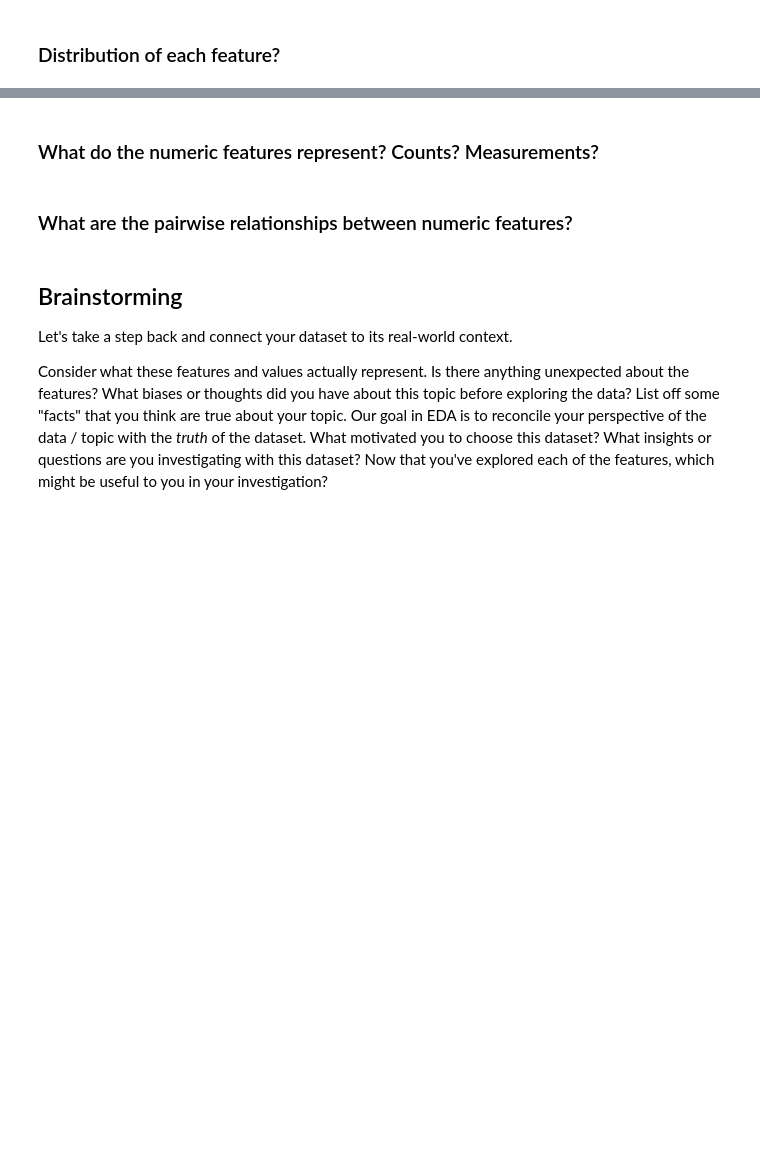
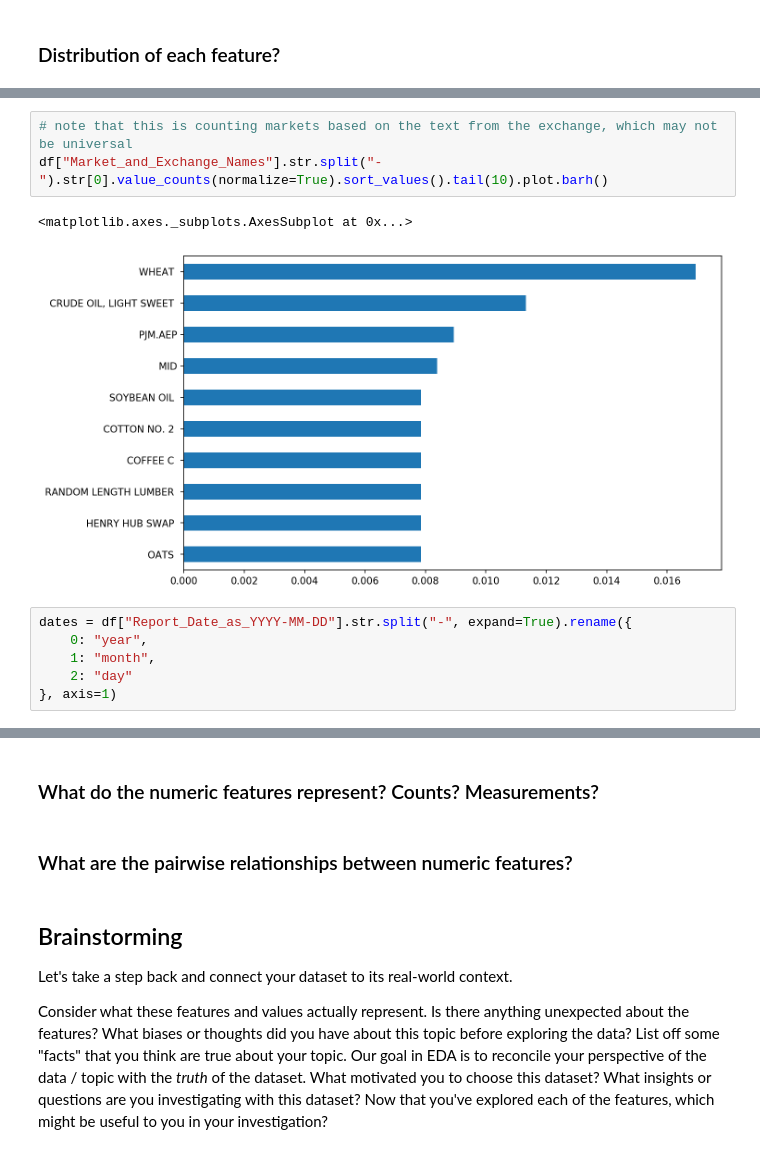
Before and after one commit to gvacaliuc/thehotcommodity, a Jupyter notebook: notebooks/gv8-eda.ipynb, the cells around one changed output, grey strips where cells are left out. Cells and saved outputs as stored; diff of their text form; blank space fills up the shorter version.

```diff
--- a/notebooks/gv8-eda.ipynb
+++ b/notebooks/gv8-eda.ipynb
@@ -112,0 +331,12 @@ Note that the dataset is in a "wide" format, as there are related fields that ha
+# %%
+# note that this is counting markets based on the text from the exchange, which may not be universal
+df["Market_and_Exchange_Names"].str.split("-").str[0].value_counts(normalize=True).sort_values().tail(10).plot.barh()
+# %% [output]
+<matplotlib.axes._subplots.AxesSubplot at 0x...>
+[figure, added]
+# %%
+dates = df["Report_Date_as_YYYY-MM-DD"].str.split("-", expand=True).rename({
+    0: "year",
+    1: "month",
+    2: "day"
+}, axis=1)
```
Also changed, not shown: parts of 36 cells of this notebook.
